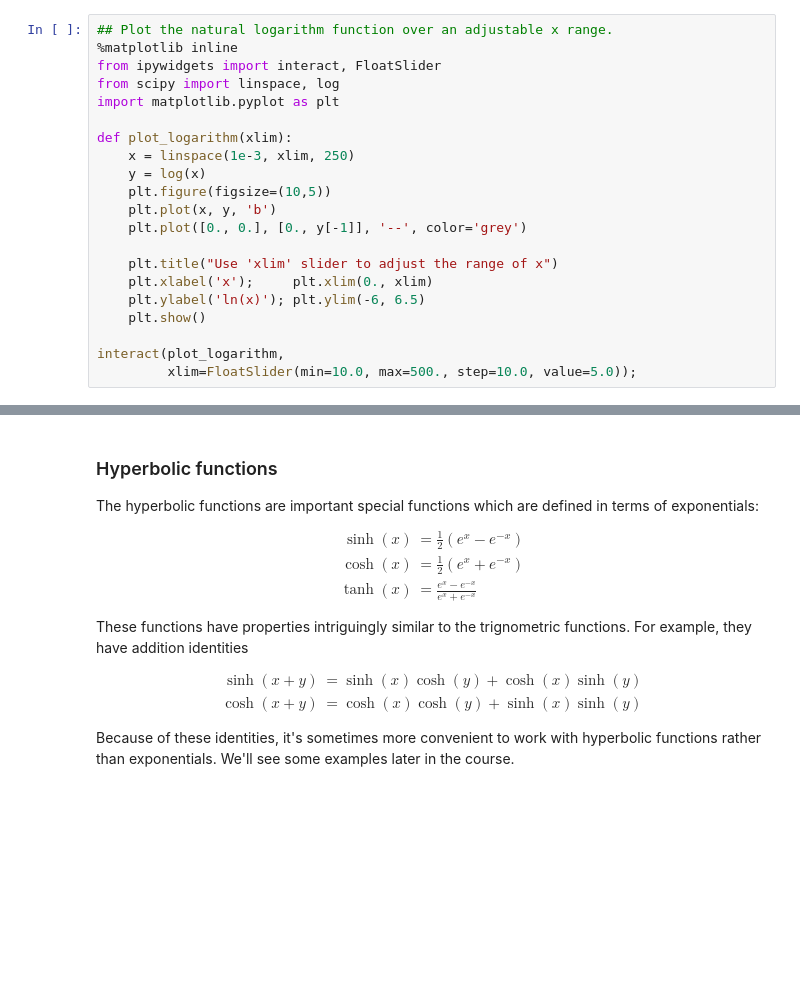
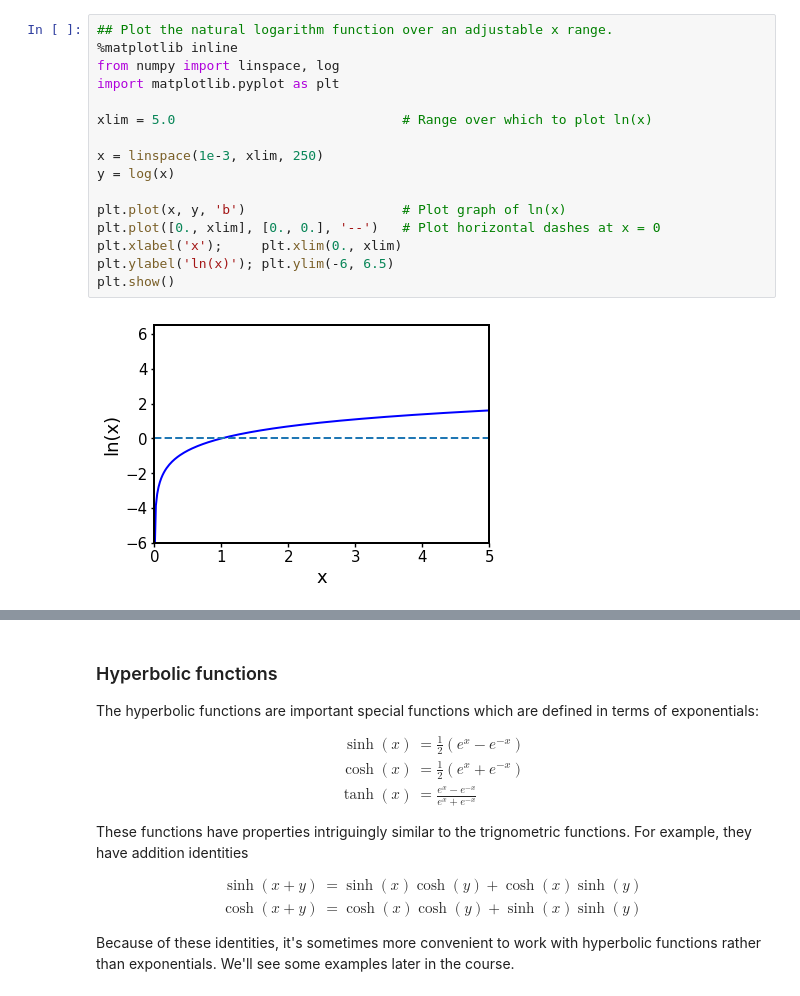
Before and after one commit to seewhydee/ntuphys_nb, a Jupyter notebook: MH2801/00_mathfunctions.ipynb, the cells around one changed output, grey strips where cells are left out. Drawn from its saved outputs; the diff is of its cells as text; blank space fills up the shorter version.

```diff
--- a/MH2801/00_mathfunctions.ipynb
+++ b/MH2801/00_mathfunctions.ipynb
@@ -72,21 +94,18 @@ Unless otherwise noted, we will always mean the natural logarithm when we say "l
 # %%
 ## Plot the natural logarithm function over an adjustable x range.
 %matplotlib inline
-from ipywidgets import interact, FloatSlider
-from scipy import linspace, log
+from numpy import linspace, log
 import matplotlib.pyplot as plt
 
-def plot_logarithm(xlim):
-    x = linspace(1e-3, xlim, 250)
-    y = log(x)
-    plt.figure(figsize=(10,5))
-    plt.plot(x, y, 'b')
-    plt.plot([0., 0.], [0., y[-1]], '--', color='grey')
+xlim = 5.0                             # Range over which to plot ln(x)
 
-    plt.title("Use 'xlim' slider to adjust the range of x")
-    plt.xlabel('x');     plt.xlim(0., xlim)
-    plt.ylabel('ln(x)'); plt.ylim(-6, 6.5)
-    plt.show()
+x = linspace(1e-3, xlim, 250)
+y = log(x)
 
-interact(plot_logarithm,
-         xlim=FloatSlider(min=10.0, max=500., step=10.0, value=5.0));
+plt.plot(x, y, 'b')                    # Plot graph of ln(x)
+plt.plot([0., xlim], [0., 0.], '--')   # Plot horizontal dashes at x = 0
+plt.xlabel('x');     plt.xlim(0., xlim)
+plt.ylabel('ln(x)'); plt.ylim(-6, 6.5)
+plt.show()
+# %% [output]
+[figure, added]
```
Also changed, not shown: parts of 12 cells of this notebook, 7 other files.
